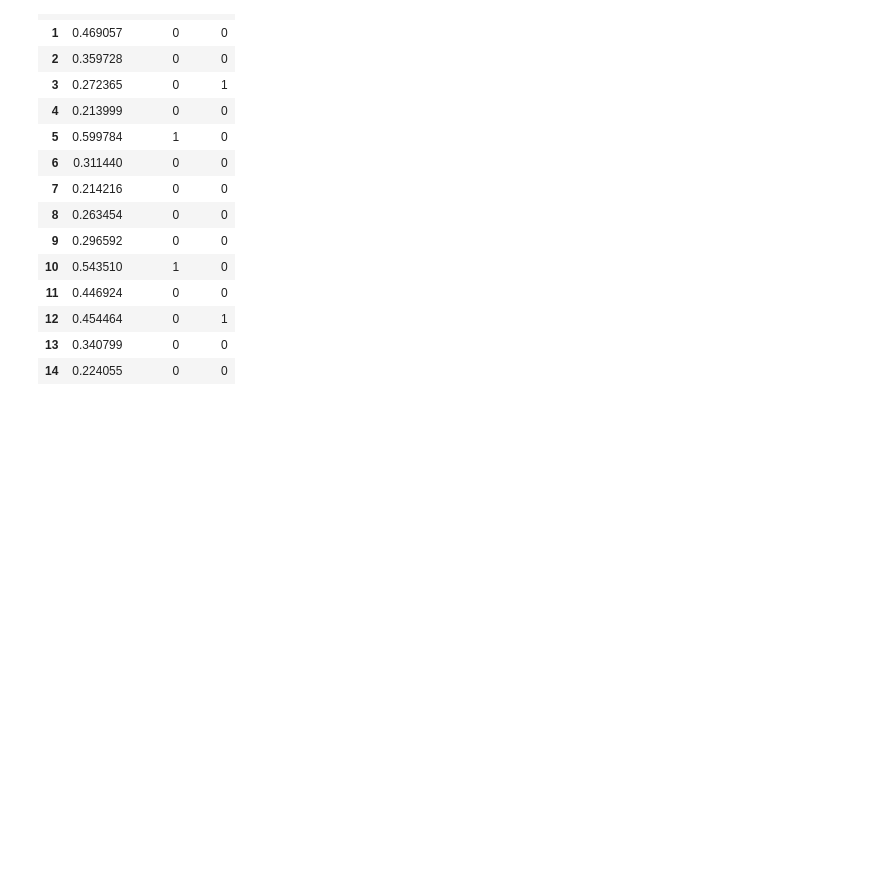
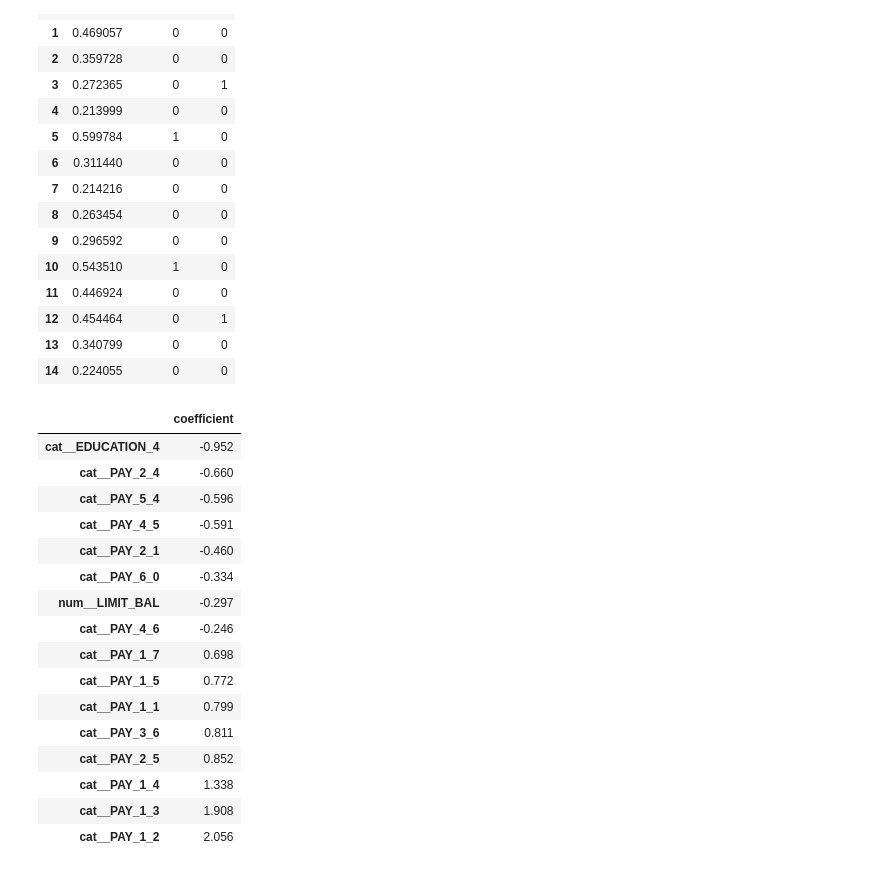
Before and after one commit to johnattanngassaki999/credit_card_default, a Jupyter notebook: notebooks/models.ipynb, the cells around one changed output. Saved outputs shown, nothing was run; the diff lists cells and outputs as text; code cells hidden in the pictures; blank space fills up the shorter version.

```diff
--- a/notebooks/models.ipynb
+++ b/notebooks/models.ipynb
@@ -269,3 +269,29 @@ pred[["score", "flagged", "actual"]]
 | 12 | 0.454464 | 0 | 1 |
 | 13 | 0.340799 | 0 | 0 |
 | 14 | 0.224055 | 0 | 0 |
+# %%
+from credit_card_default.models import load_model
+from credit_card_default.config import PROJECT_ROOT
+
+pipe, thr = load_model(PROJECT_ROOT / "models" / "final_model.joblib")
+names = pipe.named_steps["prep"].get_feature_names_out()
+coefs = pd.Series(pipe.named_steps["model"].coef_[0], index=names).sort_values()
+pd.concat([coefs.head(8), coefs.tail(8)]).round(3).to_frame("coefficient")
+# %% [output]
+|  | coefficient |
+| cat__EDUCATION_4 | -0.952 |
+| cat__PAY_2_4 | -0.660 |
+| cat__PAY_5_4 | -0.596 |
+| cat__PAY_4_5 | -0.591 |
+| cat__PAY_2_1 | -0.460 |
+| cat__PAY_6_0 | -0.334 |
+| num__LIMIT_BAL | -0.297 |
+| cat__PAY_4_6 | -0.246 |
+| cat__PAY_1_7 | 0.698 |
+| cat__PAY_1_5 | 0.772 |
+| cat__PAY_1_1 | 0.799 |
+| cat__PAY_3_6 | 0.811 |
+| cat__PAY_2_5 | 0.852 |
+| cat__PAY_1_4 | 1.338 |
+| cat__PAY_1_3 | 1.908 |
+| cat__PAY_1_2 | 2.056 |
```
Also changed, not shown: parts of 3 cells of this notebook, 9 other files.
